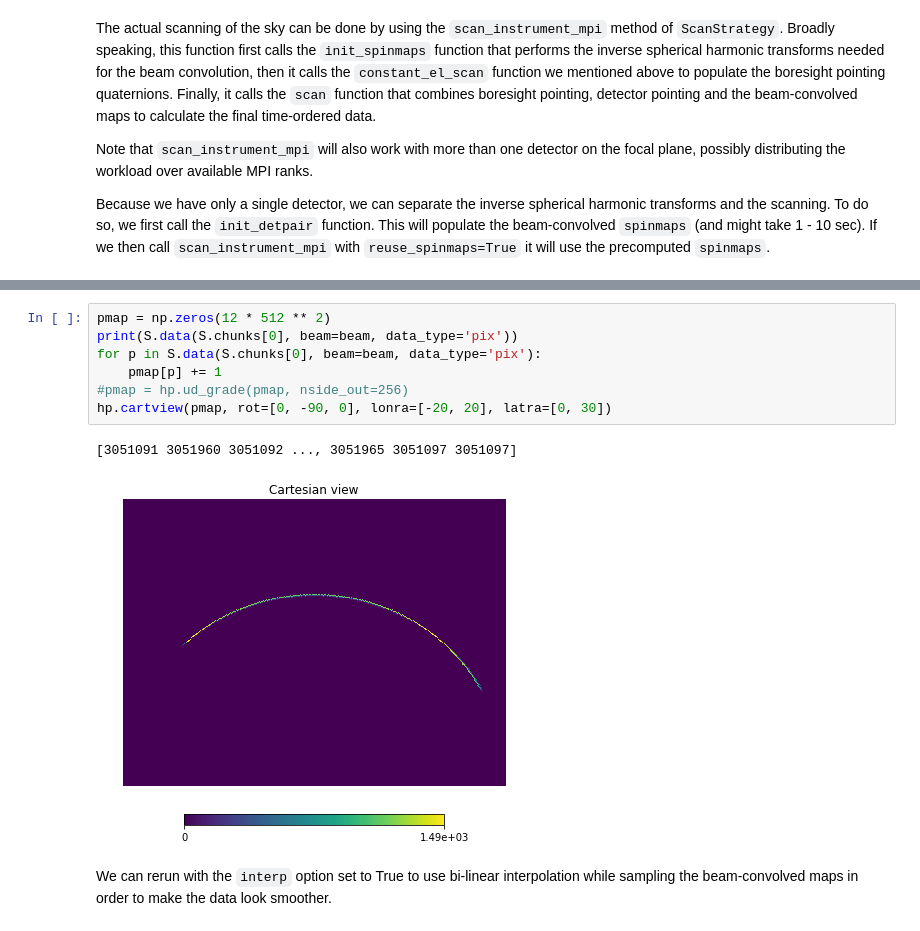
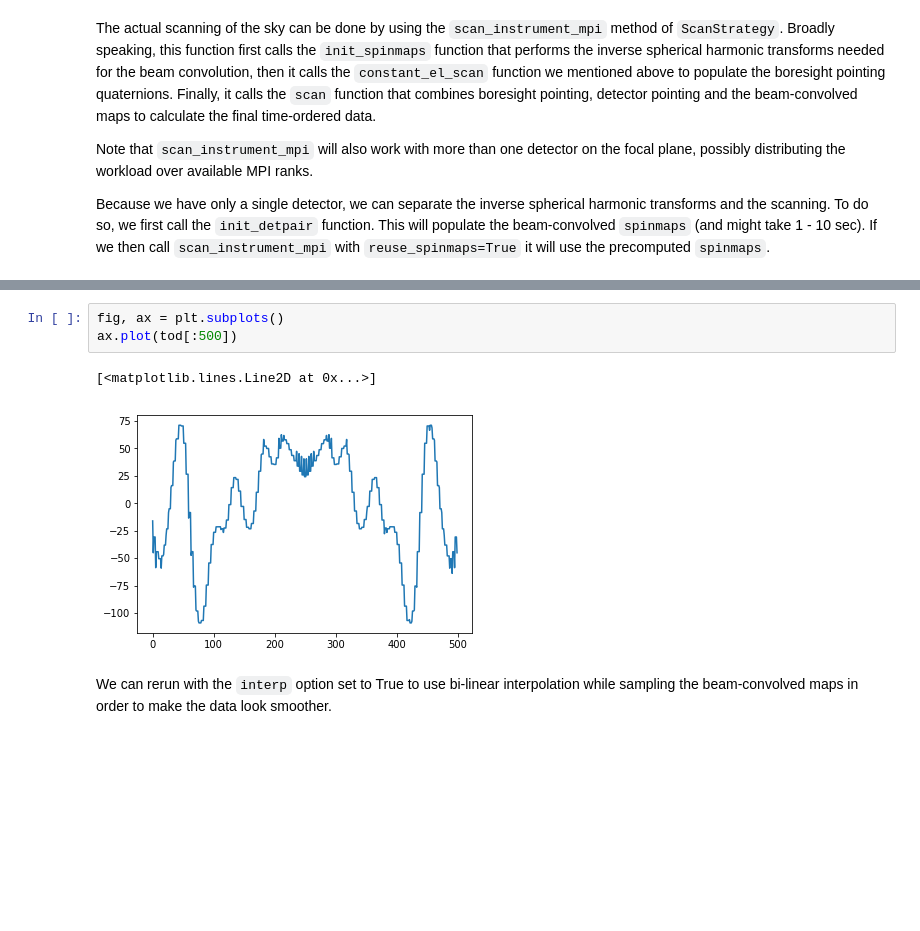
Before and after one commit to AdriJD/beamconv, a Jupyter notebook: notebooks/introduction.ipynb, the cells around one changed output, grey strips where cells are left out. Drawn from its saved outputs; the diff is of its cells as text; blank space fills up the shorter version.

```diff
--- a/notebooks/introduction.ipynb
+++ b/notebooks/introduction.ipynb
@@ -162,13 +95,9 @@ plt.plot(pa[pix == common_pix], tod[pix == common_pix])
-# %%
-pmap = np.zeros(12 * 512 ** 2)
-print(S.data(S.chunks[0], beam=beam, data_type='pix'))
-for p in S.data(S.chunks[0], beam=beam, data_type='pix'):
-    pmap[p] += 1
-#pmap = hp.ud_grade(pmap, nside_out=256)
-hp.cartview(pmap, rot=[0, -90, 0], lonra=[-20, 20], latra=[0, 30])
-# %% [output]
-[3051091 3051960 3051092 ..., 3051965 3051097 3051097]
-[figure, removed]
+# %%
+fig, ax = plt.subplots()
+ax.plot(tod[:500])
+# %% [output]
+[<matplotlib.lines.Line2D at 0x...>]
+[figure, added]
 # %% [markdown]
 We can rerun with the `interp` option set to True to use bi-linear interpolation while sampling the beam-convolved maps in order to make the data look smoother.
 # %%
```
Also changed, not shown: parts of 34 cells of this notebook.
